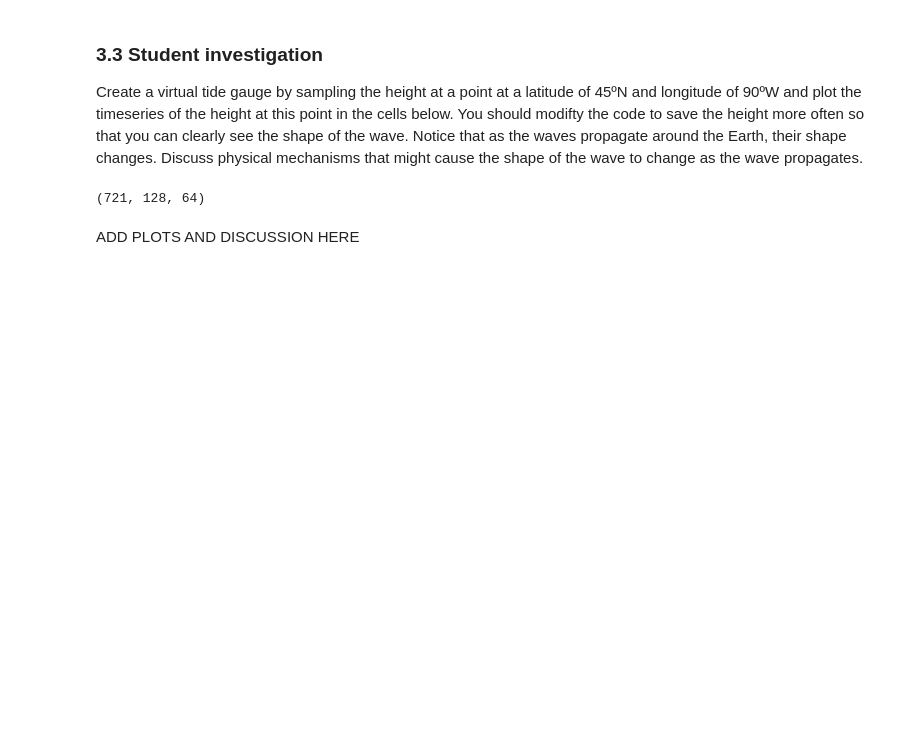
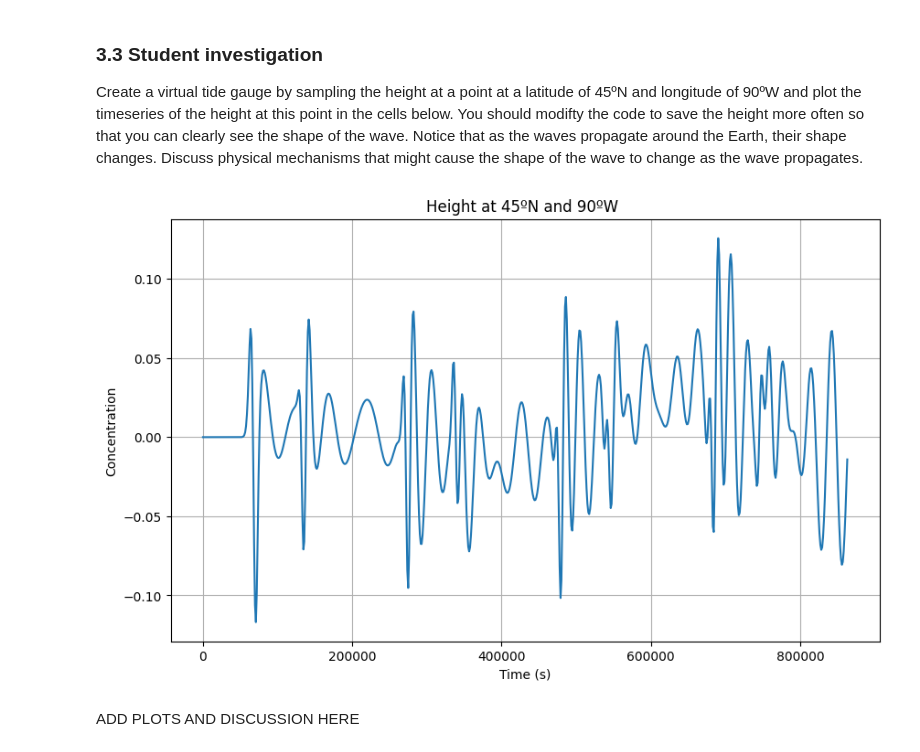
Before and after one commit to benwulmer/QCES, a Jupyter notebook: Project3_tsunami.ipynb, the cells around one changed output. Saved outputs shown, nothing was run; the diff lists cells and outputs as text; code cells hidden in the pictures; blank space fills up the shorter version.

```diff
--- a/Project3_tsunami.ipynb
+++ b/Project3_tsunami.ipynb
@@ -745,11 +745,25 @@ INFO:matplotlib.animation:MovieWriter._run: running command: ffmpeg -f rawvideo
 ### 3.3 Student investigation
 <a id='section3pt3'></a>
 Create a virtual tide gauge by sampling the height at a point at a latitude of 45ºN and longitude of 90ºW and plot the timeseries of the height at this point in the cells below. You should modifty the code to save the height more often so that you can clearly see the shape of the wave. Notice that as the waves propagate around the Earth, their shape changes. Discuss physical mechanisms that might cause the shape of the wave to change as the wave propagates.
-# %%
-height = []
-print(np.shape(h_save))
-# %% [output]
-(721, 128, 64)
+# %%
+# Reminder to self
+Nphi = 128 # Number of gridpoints in phi (longitude)
+Ntheta = 64 # Number of gridpoints in theta (colatitude)
+
+heights = []
+for timeslice in h_save:
+  heights.append(timeslice[int(90/360*Nphi)][int(45/180*Ntheta)])
+
+plt.figure(figsize=(10, 6))
+plt.plot(t_save, heights)
+
+plt.xlabel('Time (s)')
+plt.ylabel('Concentration')
+plt.title(f'Height at 45ºN and 90ºW ')
+plt.grid(True)
+plt.show()
+# %% [output]
+[figure, added]
 # %% [markdown]
 ADD PLOTS AND DISCUSSION HERE
 # %% [markdown]
```
